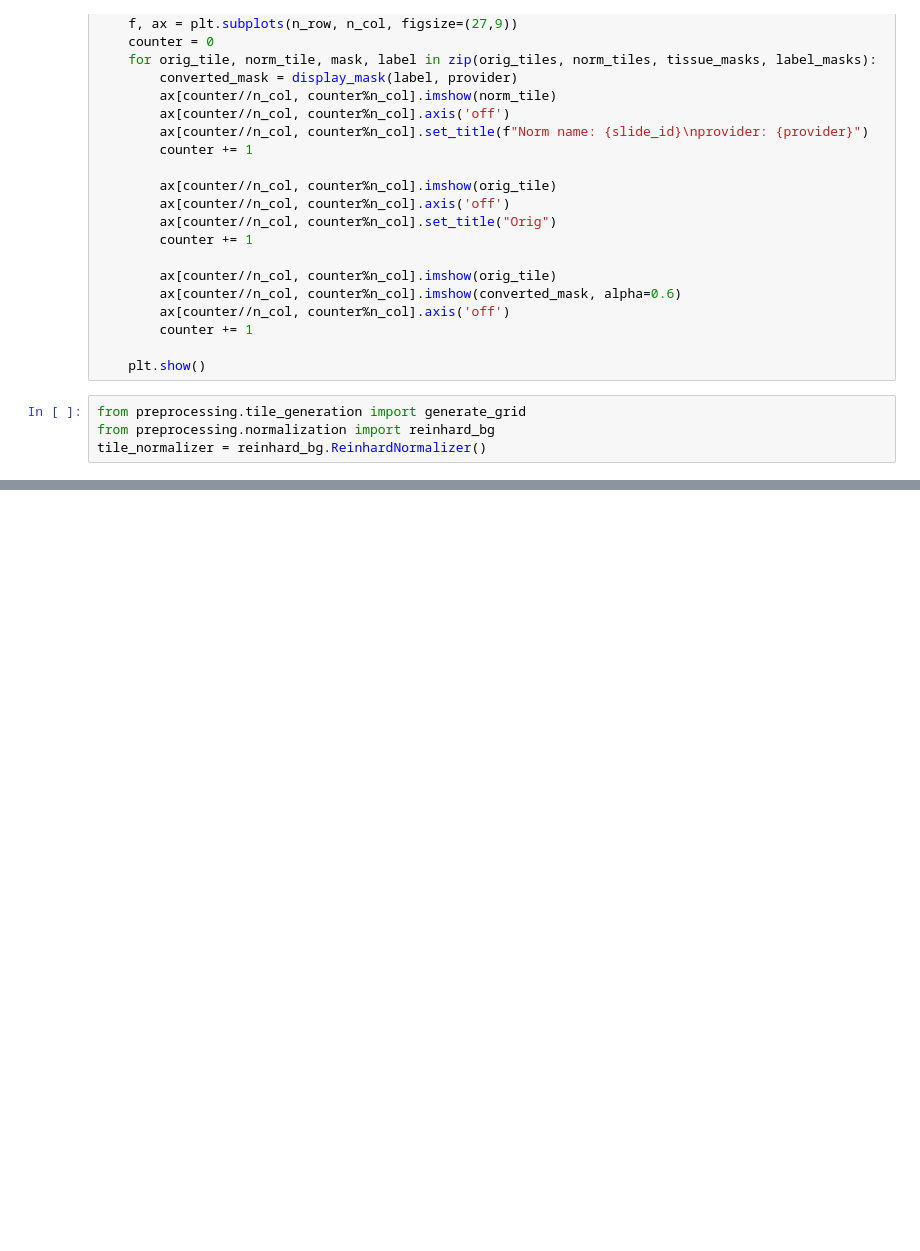
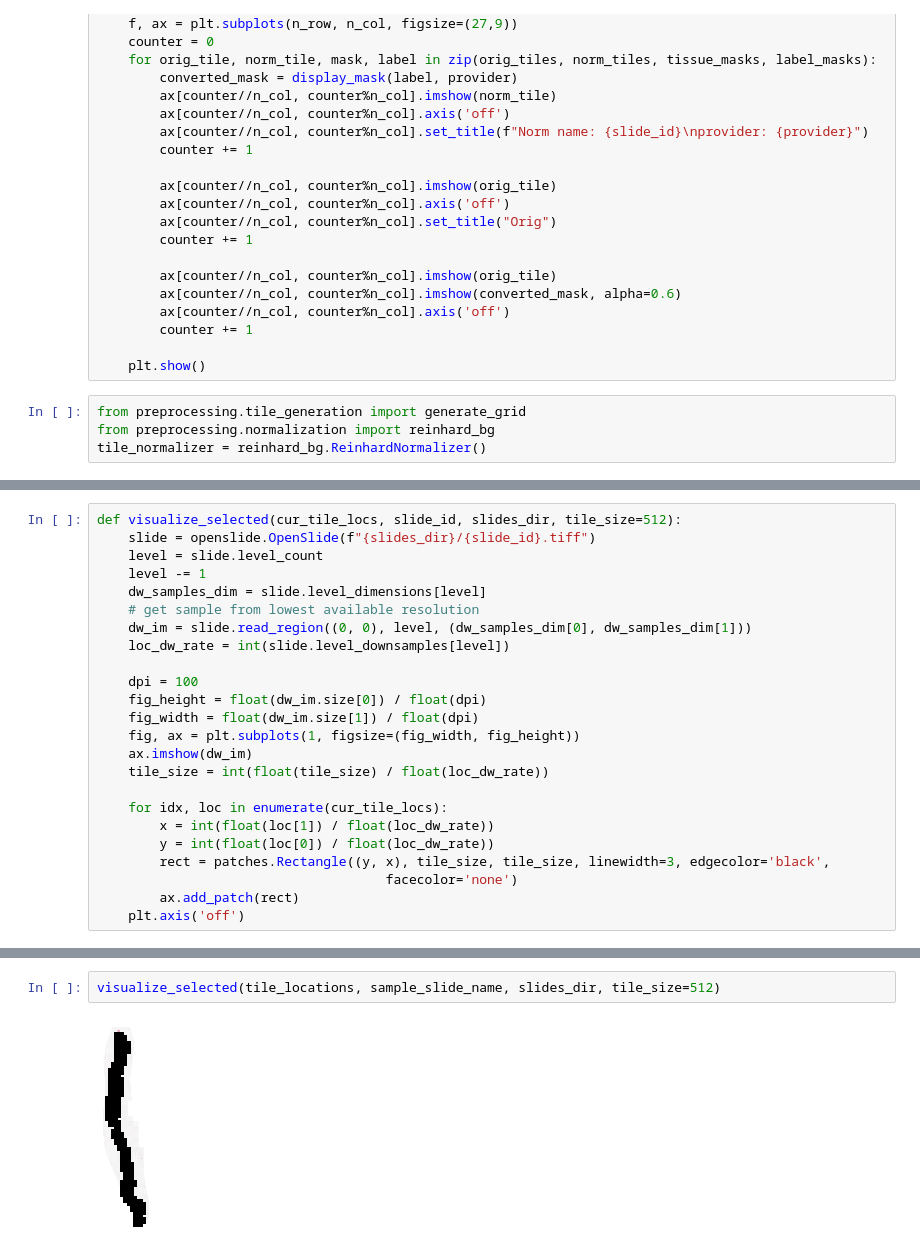
Before and after one commit to jspolson/STRIP_AI_Challenge, a Jupyter notebook: preprocessing.ipynb, the cells around one changed output, grey strips where cells are left out. Saved outputs shown, nothing was run; the diff lists cells and outputs as text; blank space fills up the shorter version.

```diff
--- a/preprocessing.ipynb
+++ b/preprocessing.ipynb
@@ -121,0 +179,24 @@ plot_tiles(sample_orig, sample_norm, sample_mask, sample_label, sample.index[0],
+# %%
+def visualize_selected(cur_tile_locs, slide_id, slides_dir, tile_size=512):
+    slide = openslide.OpenSlide(f"{slides_dir}/{slide_id}.tiff")
+    level = slide.level_count
+    level -= 1
+    dw_samples_dim = slide.level_dimensions[level]
+    # get sample from lowest available resolution
+    dw_im = slide.read_region((0, 0), level, (dw_samples_dim[0], dw_samples_dim[1]))
+    loc_dw_rate = int(slide.level_downsamples[level])
+
+    dpi = 100
+    fig_height = float(dw_im.size[0]) / float(dpi)
+    fig_width = float(dw_im.size[1]) / float(dpi)
+    fig, ax = plt.subplots(1, figsize=(fig_width, fig_height))
+    ax.imshow(dw_im)
+    tile_size = int(float(tile_size) / float(loc_dw_rate))
+
+    for idx, loc in enumerate(cur_tile_locs):
+        x = int(float(loc[1]) / float(loc_dw_rate))
+        y = int(float(loc[0]) / float(loc_dw_rate))
+        rect = patches.Rectangle((y, x), tile_size, tile_size, linewidth=3, edgecolor='black',
+                                     facecolor='none')
+        ax.add_patch(rect)
+    plt.axis('off')
@@ -121,0 +234,4 @@ plot_tiles(sample_orig, sample_norm, sample_mask, sample_label, sample.index[0],
+# %%
+visualize_selected(tile_locations, sample_slide_name, slides_dir, tile_size=512)
+# %% [output]
+[figure, added]
```
Also changed, not shown: parts of 13 cells of this notebook, 2 other files.
